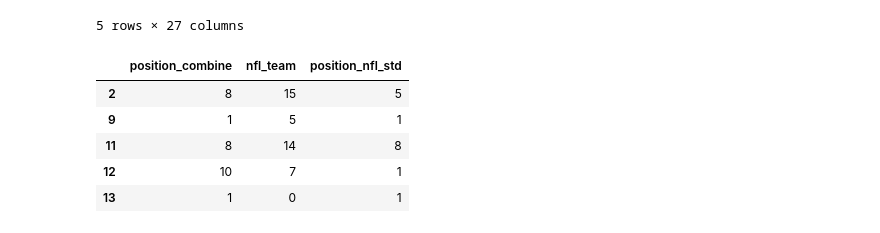
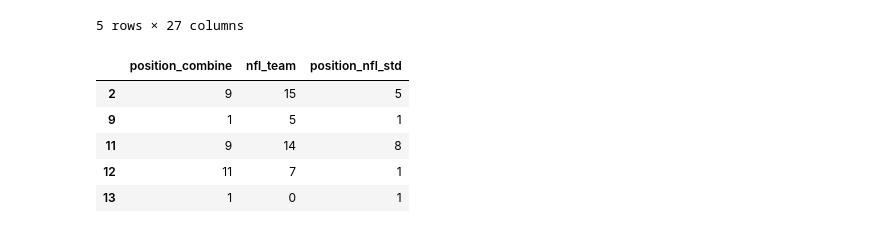
Before and after one commit to CharlesQuinn1/project_4_fantasy_football, a Jupyter notebook: alternative_models.ipynb, the cells around one changed output. Drawn from its saved outputs; the diff is of its cells as text; code cells hidden in the pictures.

```diff
--- a/alternative_models.ipynb
+++ b/alternative_models.ipynb
@@ -158,7 +158,7 @@ sns.heatmap(corr_data.corr(), cmap = 'BuPu', annot=True, fmt = '.2f', vmin=0)
 # %%
 # drop weight, drop shuttle run
 # final features
-drop_cols = ['player_id', 'year', 'School', 'player_name', 'height', 'three_cone', 'shuttle_run']
+drop_cols = ['player_id', 'School', 'player_name', 'height', 'three_cone', 'shuttle_run']
 # %%
 # preprocessing
 temp = raw.drop(drop_cols, axis=1)
@@ -408,9 +409,9 @@ print(scale_acc_rf)
 Still about the same ...
 Let's drop all Nans. This will normalize the data, but exclude a large chunck of our data and pretty much unusable since it's not realistic
 # %%
-con = sqlite3.connect('database.db')
-df_na = pd.read_sql_query('SELECT*FROM players_raw', con)
+con = sqlite3.connect('Resources/database.db')
+df_na_total = pd.read_sql_query('SELECT*FROM players_raw', con)
 # %%
-df_na.dropna(inplace=True)
-df_na
+df_na_total.dropna(inplace=True)
+df_na_total.isna().sum()
 # %% [output]
@@ -449,8 +454,8 @@ WR     107
 Name: player_id, dtype: int64
 # %%
 #drop QB and LS since there is little data
-df_na = df_na[(df_na['position_combine']!= 'LS') & (df_na['position_combine'] != 'QB')]
-df_na.head()
+df_na_total = df_na_total[(df_na['position_combine']!= 'LS') & (df_na_total['position_combine'] != 'QB')]
+df_na_total.head()
 # %% [output]
 |  | player_id | player_name | year | School | position_combine | height | ht | weight | forty_yard | ... |
 | 2 | 2000ALFORDDARNELLBOS | Darnell Alford | 2000 | Boston Col. | OT | 6 ft 4 in | 76 | 334.0 | 5.56 | ... |
@@ -461,21 +466,21 @@ df_na.head()
 5 rows × 27 columns
 # %%
 #preprocessing
-drop_cols = ['player_id', 'year', 'School', 'player_name', 'height', 'shuttle_run', 'three_cone', 'weight',
+drop_cols = ['player_id', 'School', 'player_name', 'height', 'shuttle_run', 'three_cone', 'weight',
              'draft_pick_flag', 'vertical_leap_score', 'three_cone_score', 'shuttle_run_score', 'forty_yard_score',
              'broad_jump_score', 'bench_press_score', 'position_nfl']
-temp = df_na.drop(drop_cols, axis=1)
+temp = df_na_total.drop(drop_cols, axis=1)
 obj_df = temp.select_dtypes(include = ['object']).copy()
 obj_df['position_combine'] = obj_df['position_combine'].astype('category').cat.codes
 obj_df['nfl_team'] = obj_df['nfl_team'].astype('category').cat.codes
 obj_df['position_nfl_std'] = obj_df['position_nfl_std'].astype('category').cat.codes
 obj_df.head()
 # %% [output]
 |  | position_combine | nfl_team | position_nfl_std |
-| 2 | 8 | 15 | 5 |
+| 2 | 9 | 15 | 5 |
 | 9 | 1 | 5 | 1 |
-| 11 | 8 | 14 | 8 |
-| 12 | 10 | 7 | 1 |
+| 11 | 9 | 14 | 8 |
+| 12 | 11 | 7 | 1 |
 | 13 | 1 | 0 | 1 |
 # %%
 features_df = temp.select_dtypes(include = ['int', 'float']).copy()
```
Also changed, not shown: parts of 39 cells of this notebook.
